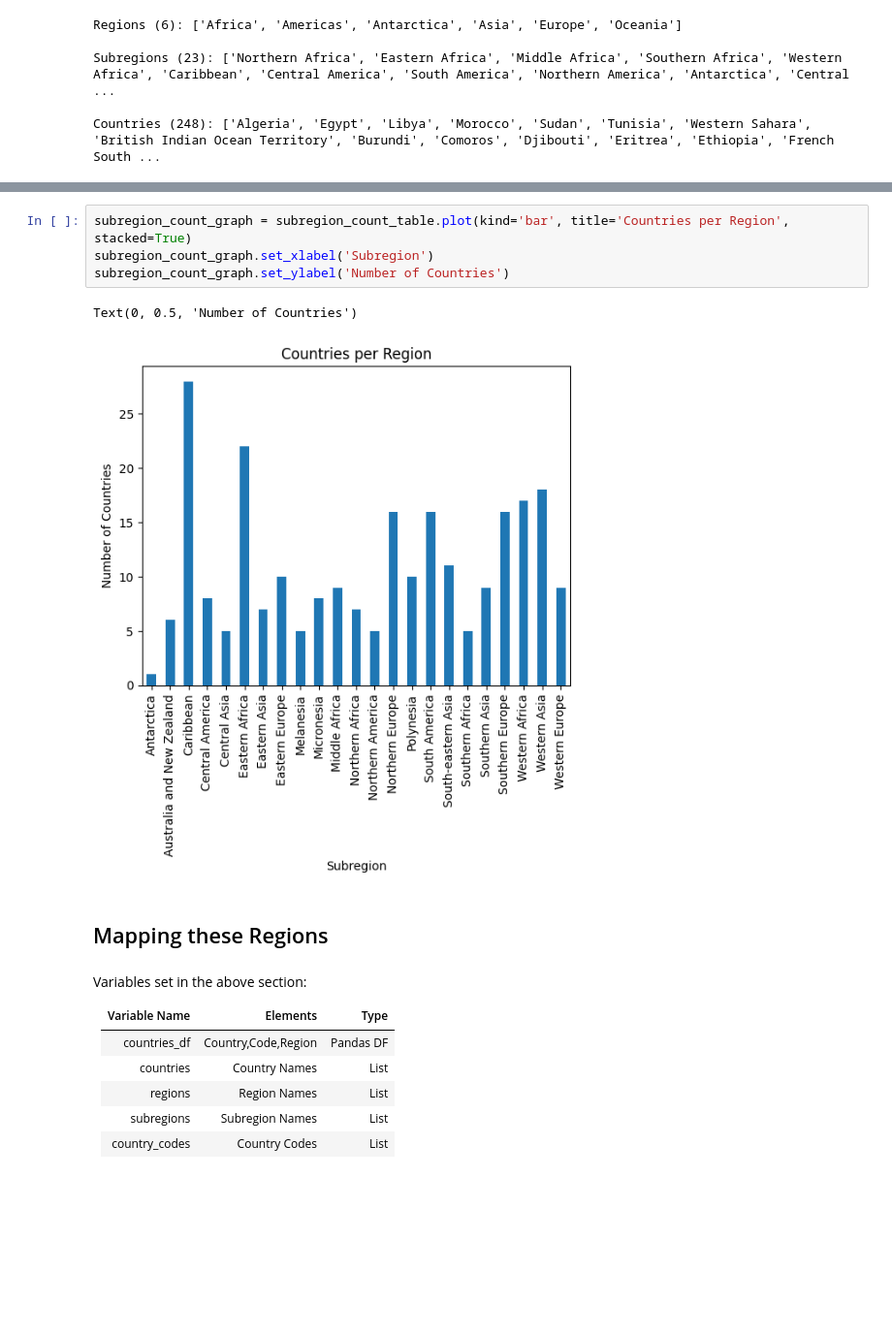
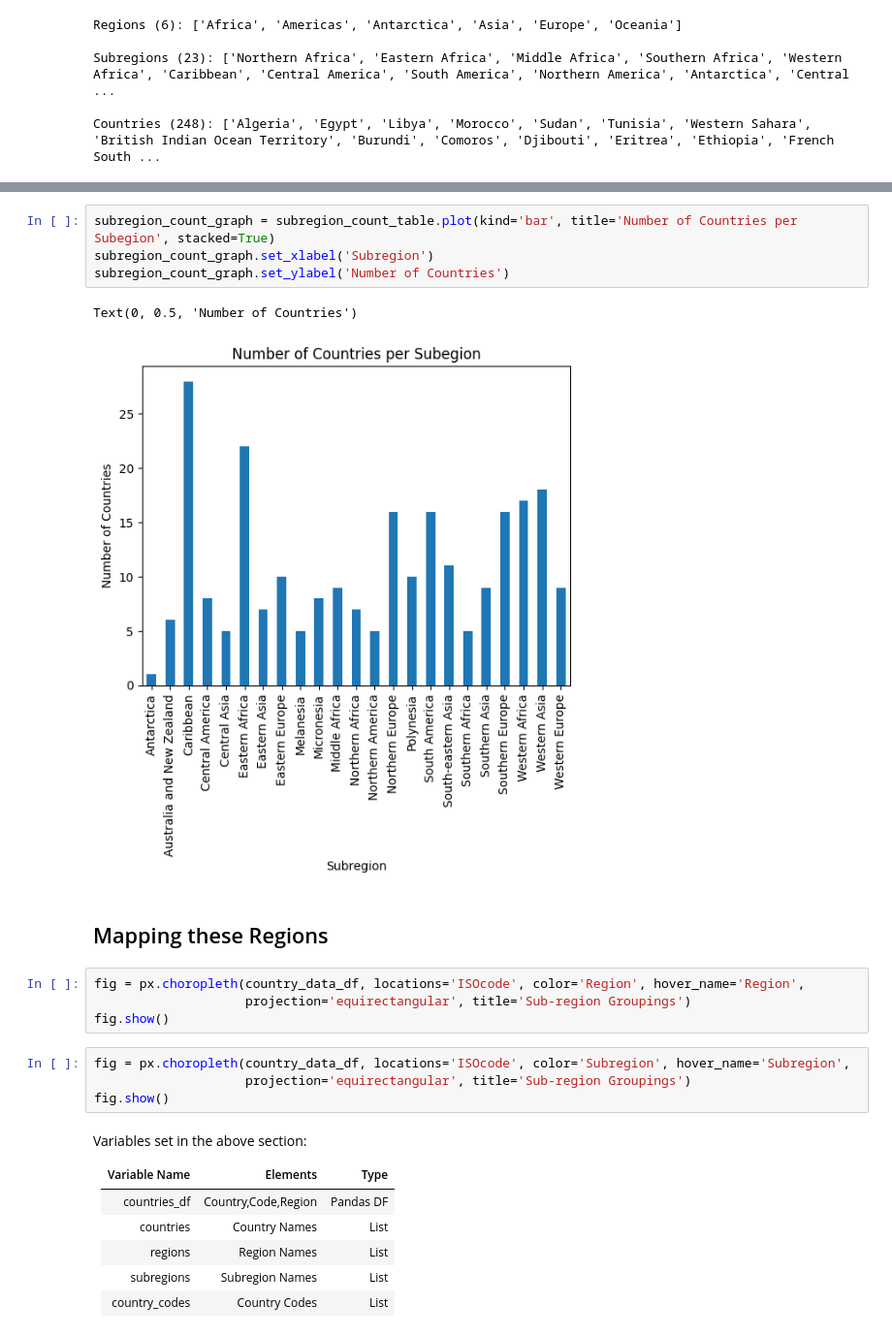
Before and after one commit to daemonchild/cardiffmet-dat4004-data-science-fundamentals, a Jupyter notebook: jupyter-notebook/WorldBankData.ipynb, the cells around one changed output, grey strips where cells are left out. Shown at 97% size. Saved outputs shown, nothing was run; the diff lists cells and outputs as text; blank space fills up the shorter version.

```diff
--- a/jupyter-notebook/WorldBankData.ipynb
+++ b/jupyter-notebook/WorldBankData.ipynb
@@ -170,12 +204,20 @@ Text(0, 0.5, 'Number of Countries')
 # %%
-subregion_count_graph = subregion_count_table.plot(kind='bar', title='Countries per Region', stacked=True)
+subregion_count_graph = subregion_count_table.plot(kind='bar', title='Number of Countries per Subegion', stacked=True)
 subregion_count_graph.set_xlabel('Subregion')
 subregion_count_graph.set_ylabel('Number of Countries')
 # %% [output]
 Text(0, 0.5, 'Number of Countries')
-[figure, old version]
+[figure, new version]
 # %% [markdown]
 ## Mapping these Regions
+# %%
+fig = px.choropleth(country_data_df, locations='ISOcode', color='Region', hover_name='Region',
+                    projection='equirectangular', title='Sub-region Groupings')
+fig.show()
+# %%
+fig = px.choropleth(country_data_df, locations='ISOcode', color='Subregion', hover_name='Subregion',
+                    projection='equirectangular', title='Sub-region Groupings')
+fig.show()
 # %% [markdown]
 Variables set in the above section:
 
```
Also changed, not shown: parts of 43 cells of this notebook, 5 other files.
